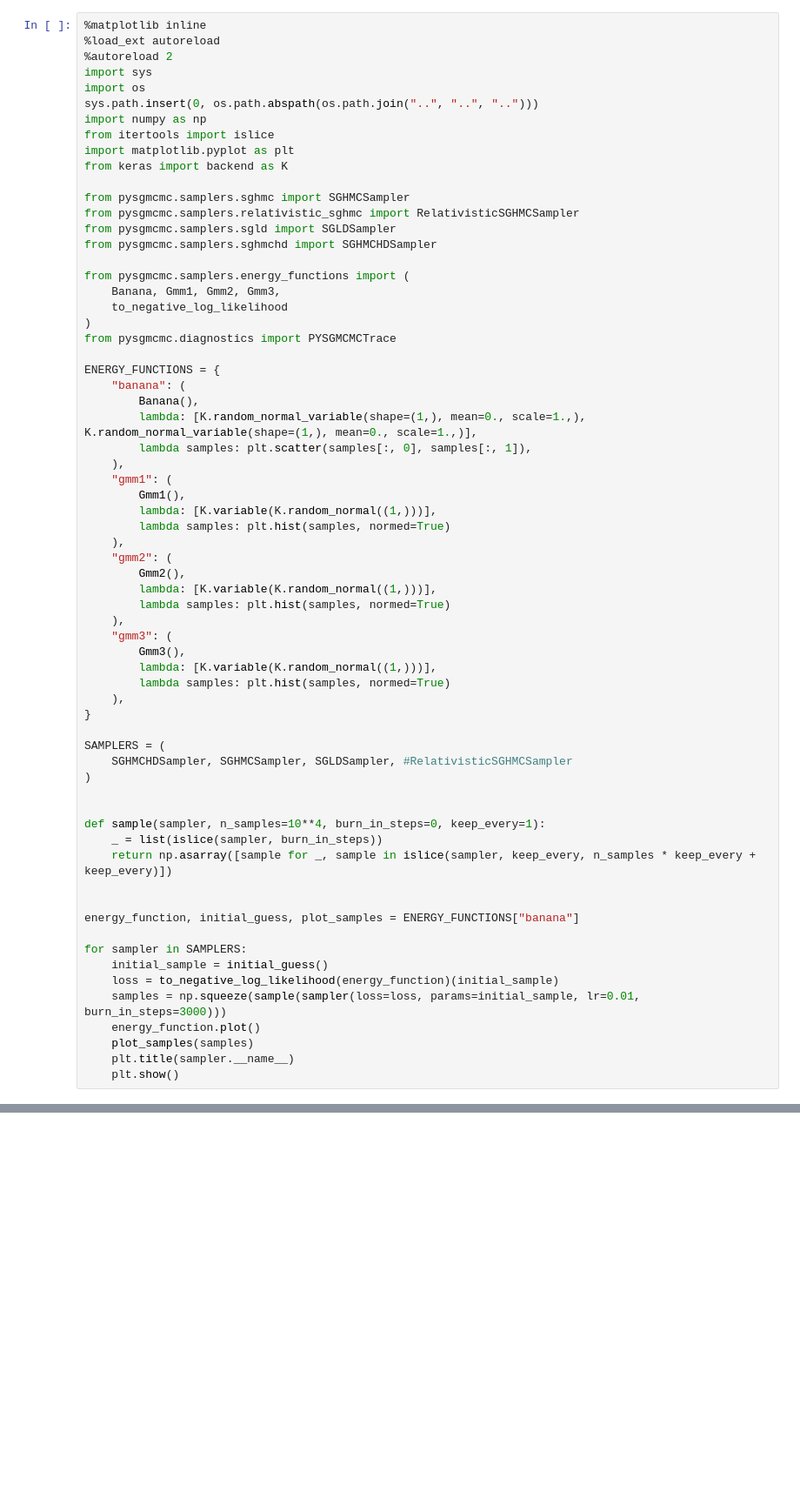
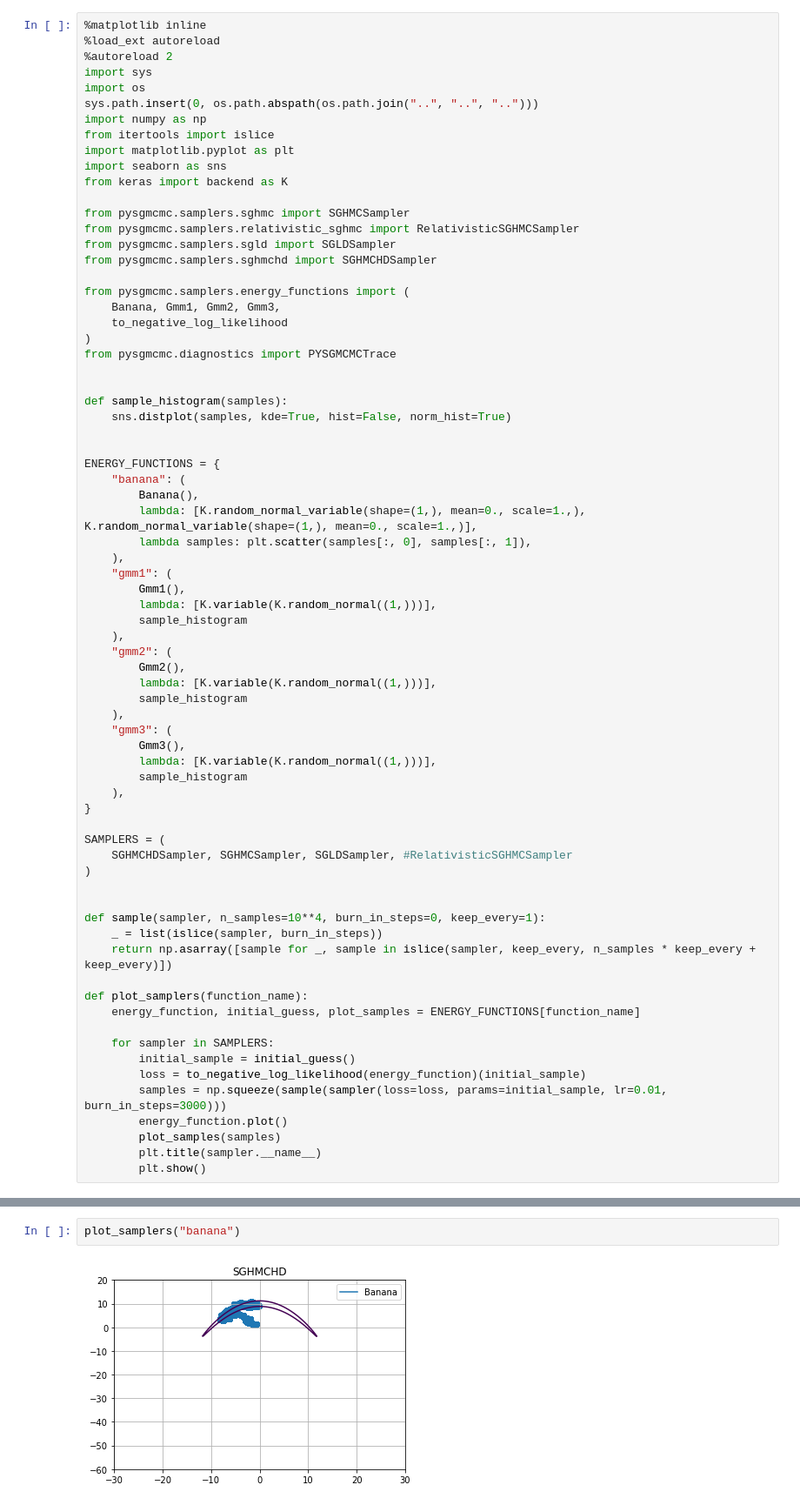
Before and after one commit to MFreidank/pysgmcmc, a Jupyter notebook: docs/source/notebooks/Sampler Comparison on Energy Functions.ipynb, the cells around one changed output, grey strips where cells are left out. Shown at 87% size. Saved outputs shown, nothing was run; the diff lists cells and outputs as text; blank space fills up the shorter version.

```diff
--- a/docs/source/notebooks/Sampler Comparison on Energy Functions.ipynb
+++ b/docs/source/notebooks/Sampler Comparison on Energy Functions.ipynb
@@ -8,6 +12,7 @@ sys.path.insert(0, os.path.abspath(os.path.join("..", "..", "..")))
 import numpy as np
 from itertools import islice
 import matplotlib.pyplot as plt
+import seaborn as sns
 from keras import backend as K
 
 from pysgmcmc.samplers.sghmc import SGHMCSampler
@@ -21,6 +26,11 @@ from pysgmcmc.samplers.energy_functions import (
 )
 from pysgmcmc.diagnostics import PYSGMCMCTrace
 
+
+def sample_histogram(samples):
+    sns.distplot(samples, kde=True, hist=False, norm_hist=True)
+
+
 ENERGY_FUNCTIONS = {
     "banana": (
         Banana(),
@@ -30,17 +40,17 @@ ENERGY_FUNCTIONS = {
     "gmm1": (
         Gmm1(),
         lambda: [K.variable(K.random_normal((1,)))],
-        lambda samples: plt.hist(samples, normed=True)
+        sample_histogram
     ),
     "gmm2": (
         Gmm2(),
         lambda: [K.variable(K.random_normal((1,)))],
-        lambda samples: plt.hist(samples, normed=True)
+        sample_histogram
     ),
     "gmm3": (
         Gmm3(),
         lambda: [K.variable(K.random_normal((1,)))],
-        lambda samples: plt.hist(samples, normed=True)
+        sample_histogram
     ),
 }
 
@@ -53,15 +63,15 @@ def sample(sampler, n_samples=10**4, burn_in_steps=0, keep_every=1):
     _ = list(islice(sampler, burn_in_steps))
     return np.asarray([sample for _, sample in islice(sampler, keep_every, n_samples * keep_every + keep_every)])
 
+def plot_samplers(function_name):
+    energy_function, initial_guess, plot_samples = ENERGY_FUNCTIONS[function_name]
 
-energy_function, initial_guess, plot_samples = ENERGY_FUNCTIONS["banana"]
-
-for sampler in SAMPLERS:
-    initial_sample = initial_guess()
-    loss = to_negative_log_likelihood(energy_function)(initial_sample)
-    samples = np.squeeze(sample(sampler(loss=loss, params=initial_sample, lr=0.01, burn_in_steps=3000)))
-    energy_function.plot()
-    plot_samples(samples)
-    plt.title(sampler.__name__)
-    plt.show()
+    for sampler in SAMPLERS:
+        initial_sample = initial_guess()
+        loss = to_negative_log_likelihood(energy_function)(initial_sample)
+        samples = np.squeeze(sample(sampler(loss=loss, params=initial_sample, lr=0.01, burn_in_steps=3000)))
+        energy_function.plot()
+        plot_samples(samples)
+        plt.title(sampler.__name__)
+        plt.show()
 # %% [output]
@@ -73,0 +82,4 @@ The autoreload extension is already loaded. To reload it, use:
+# %%
+plot_samplers("banana")
+# %% [output]
+[figure, added]
```
Also changed, not shown: parts of 10 cells of this notebook, 5 other files.
